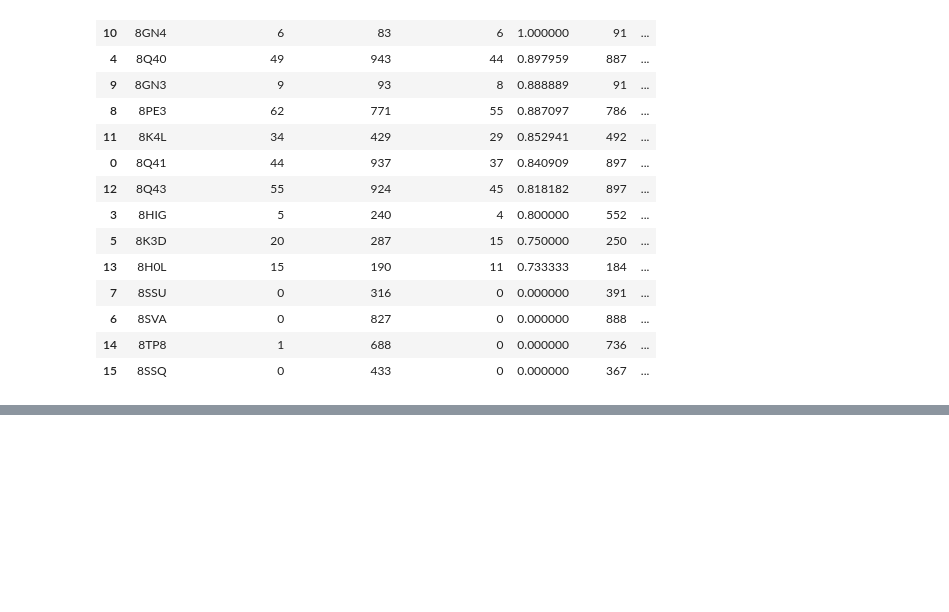
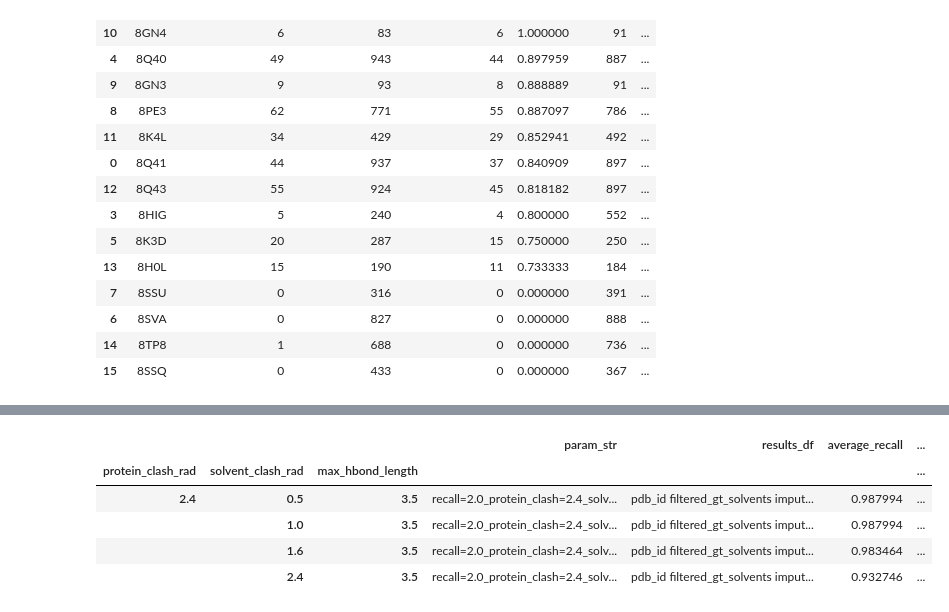
Before and after one commit to gloriayma/water_conservation, a Jupyter notebook: imputation/impute_solvents.ipynb, the cells around one changed output, grey strips where cells are left out. Saved outputs shown, nothing was run; the diff lists cells and outputs as text; code cells hidden in the pictures; blank space fills up the shorter version.

```diff
--- a/imputation/impute_solvents.ipynb
+++ b/imputation/impute_solvents.ipynb
@@ -729,0 +964,9 @@ results_df
+# %%
+combo_stats_by_params.xs(2.0, level="recall_threshold")
+# %% [output]
+|  |  |  | param_str | results_df | average_recall | ... |
+| protein_clash_rad | solvent_clash_rad | max_hbond_length |  |  |  | ... |
+| 2.4 | 0.5 | 3.5 | recall=2.0_protein_clash=2.4_solv... | pdb_id filtered_gt_solvents imput... | 0.987994 | ... |
+|  | 1.0 | 3.5 | recall=2.0_protein_clash=2.4_solv... | pdb_id filtered_gt_solvents imput... | 0.987994 | ... |
+|  | 1.6 | 3.5 | recall=2.0_protein_clash=2.4_solv... | pdb_id filtered_gt_solvents imput... | 0.983464 | ... |
+|  | 2.4 | 3.5 | recall=2.0_protein_clash=2.4_solv... | pdb_id filtered_gt_solvents imput... | 0.932746 | ... |
```
Also changed, not shown: parts of 11 cells of this notebook.
